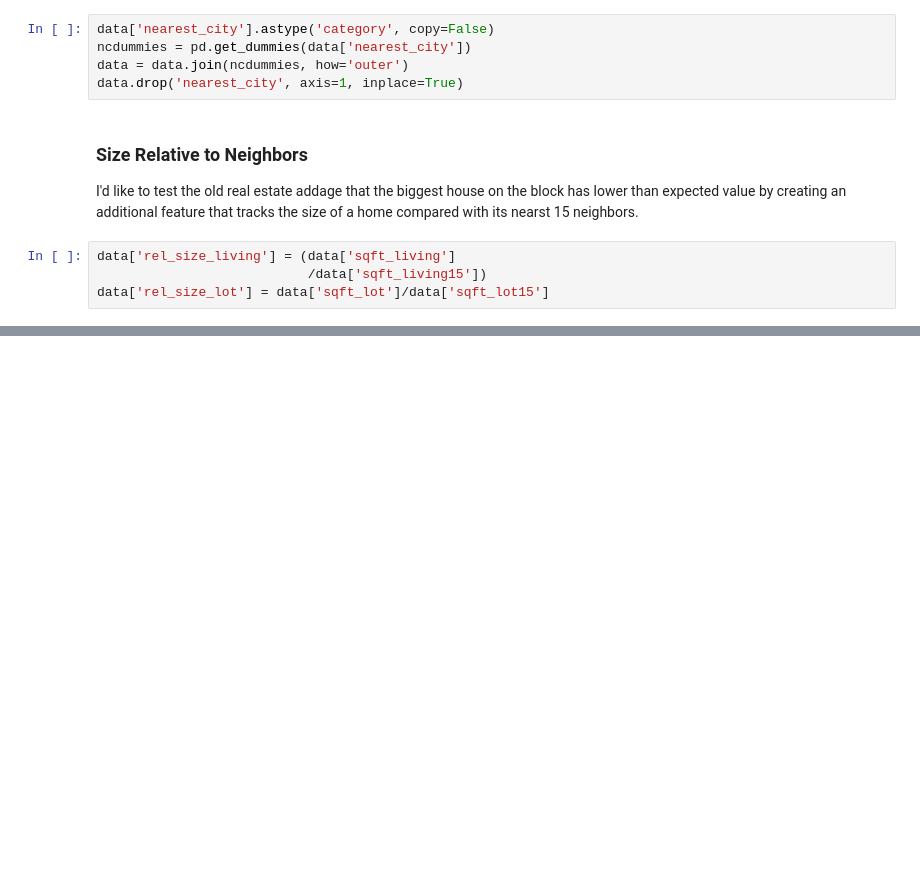
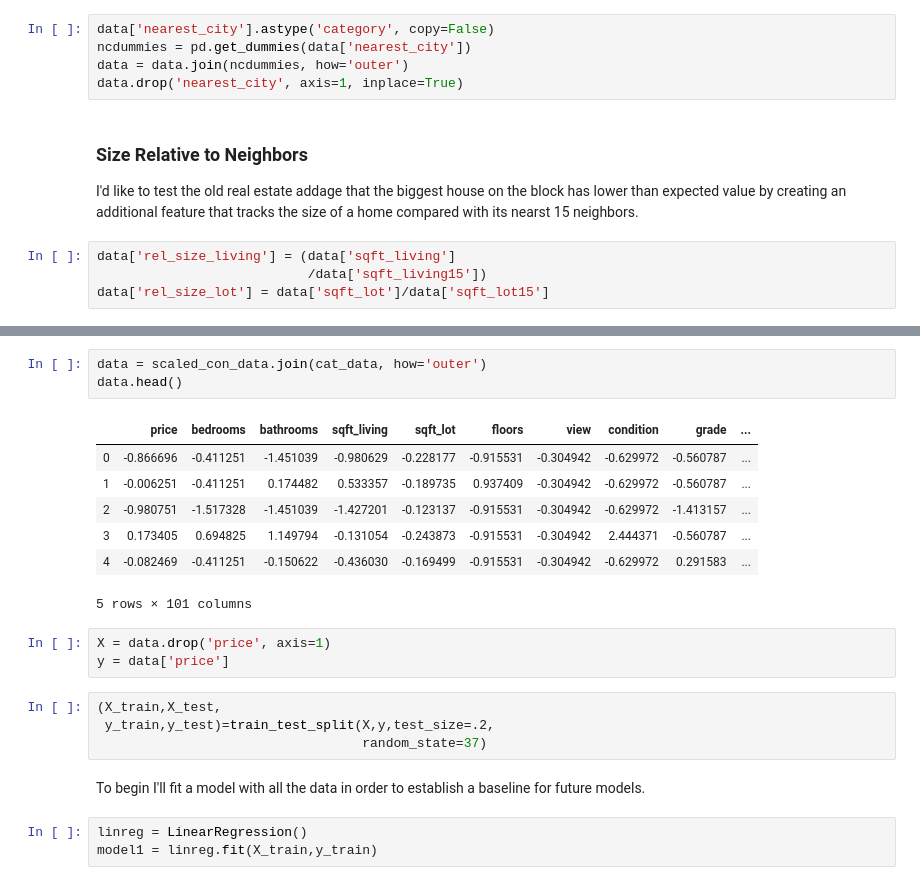
Before and after one commit to shsobieski/Housing-Valuation-Tool, a Jupyter notebook: ProjectNotebook.ipynb, the cells around one changed output, grey strips where cells are left out. Cells and saved outputs as stored; diff of their text form; blank space fills up the shorter version.

```diff
--- a/ProjectNotebook.ipynb
+++ b/ProjectNotebook.ipynb
@@ -323,0 +475,23 @@ data.head()[['sqft_living', 'sqft_living15', 'rel_size_living',
+# %%
+data = scaled_con_data.join(cat_data, how='outer')
+data.head()
+# %% [output]
+|  | price | bedrooms | bathrooms | sqft_living | sqft_lot | floors | view | condition | grade | ... |
+| 0 | -0.866696 | -0.411251 | -1.451039 | -0.980629 | -0.228177 | -0.915531 | -0.304942 | -0.629972 | -0.560787 | ... |
+| 1 | -0.006251 | -0.411251 | 0.174482 | 0.533357 | -0.189735 | 0.937409 | -0.304942 | -0.629972 | -0.560787 | ... |
+| 2 | -0.980751 | -1.517328 | -1.451039 | -1.427201 | -0.123137 | -0.915531 | -0.304942 | -0.629972 | -1.413157 | ... |
+| 3 | 0.173405 | 0.694825 | 1.149794 | -0.131054 | -0.243873 | -0.915531 | -0.304942 | 2.444371 | -0.560787 | ... |
+| 4 | -0.082469 | -0.411251 | -0.150622 | -0.436030 | -0.169499 | -0.915531 | -0.304942 | -0.629972 | 0.291583 | ... |
+5 rows × 101 columns
+# %%
+X = data.drop('price', axis=1)
+y = data['price']
+# %%
+(X_train,X_test,
+ y_train,y_test)=train_test_split(X,y,test_size=.2,
+                                  random_state=37)
+# %% [markdown]
+To begin I'll fit a model with all the data in order to establish a baseline for future models.
+# %%
+linreg = LinearRegression()
+model1 = linreg.fit(X_train,y_train)
```
Also changed, not shown: parts of 59 cells of this notebook, 1 other file.
